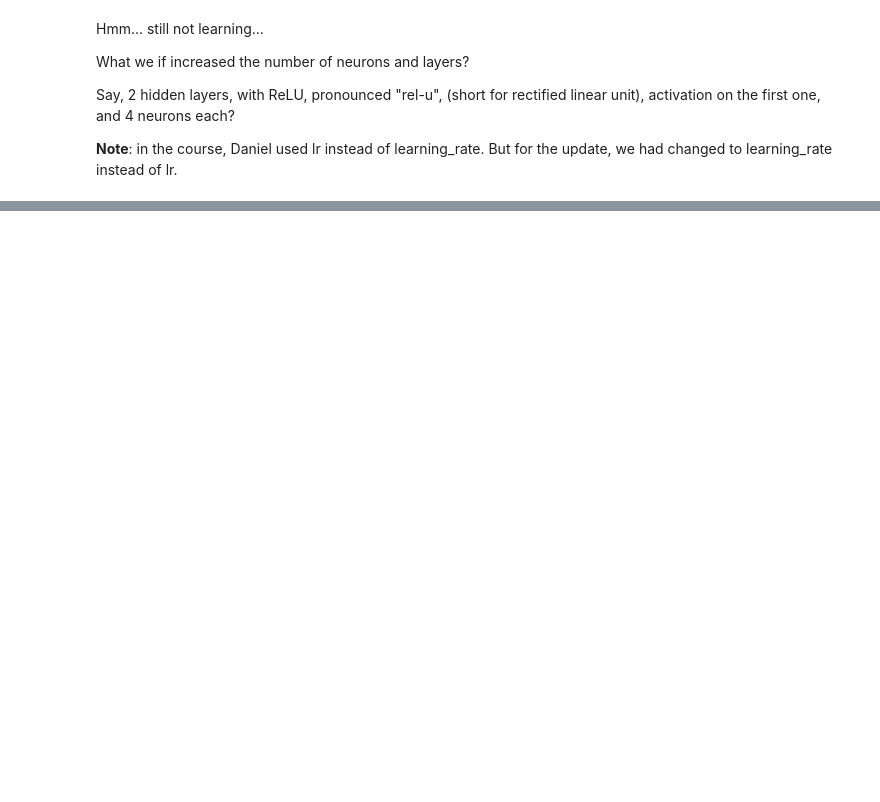
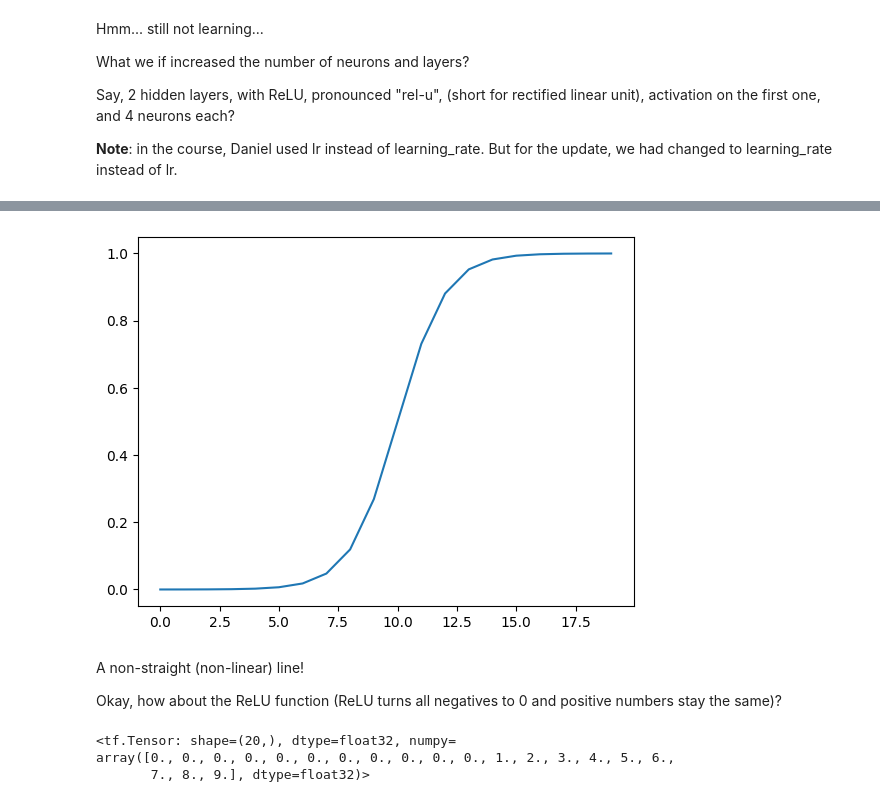
Before and after one commit to Ifeoluwakareem/IFEOLUWA_ML, a Jupyter notebook: Neural_Network_Classification_in_tensorflow.ipynb, the cells around one changed output, grey strips where cells are left out. Saved outputs shown, nothing was run; the diff lists cells and outputs as text; code cells hidden in the pictures; blank space fills up the shorter version.

```diff
--- a/Neural_Network_Classification_in_tensorflow.ipynb
+++ b/Neural_Network_Classification_in_tensorflow.ipynb
@@ -707,0 +733,7 @@ doing binary classifcation...
+# %%
+# Sigmoid - https://www.tensorflow.org/api_docs/python/tf/keras/activations/sigmoid
+def sigmoid(x):
+  return 1 / (1 + tf.exp(-x))
+
+# Use the sigmoid function on our tensor
+sigmoid(A)
@@ -707,0 +748,21 @@ doing binary classifcation...
+# %%
+# Plot sigmoid modified tensor
+plt.plot(sigmoid(A));
+# %% [output]
+[figure, added]
+# %% [markdown]
+
+A non-straight (non-linear) line!
+
+Okay, how about the ReLU function (ReLU turns all negatives to 0 and positive numbers stay the same)?
+# %%
+# ReLU - https://www.tensorflow.org/api_docs/python/tf/keras/activations/relu
+def relu(x):
+  return tf.maximum(0, x)
+
+# Pass toy tensor through ReLU function
+relu(A)
+# %% [output]
+<tf.Tensor: shape=(20,), dtype=float32, numpy=
+array([0., 0., 0., 0., 0., 0., 0., 0., 0., 0., 0., 1., 2., 3., 4., 5., 6.,
+       7., 8., 9.], dtype=float32)>
```
Also changed, not shown: parts of 46 cells of this notebook.
